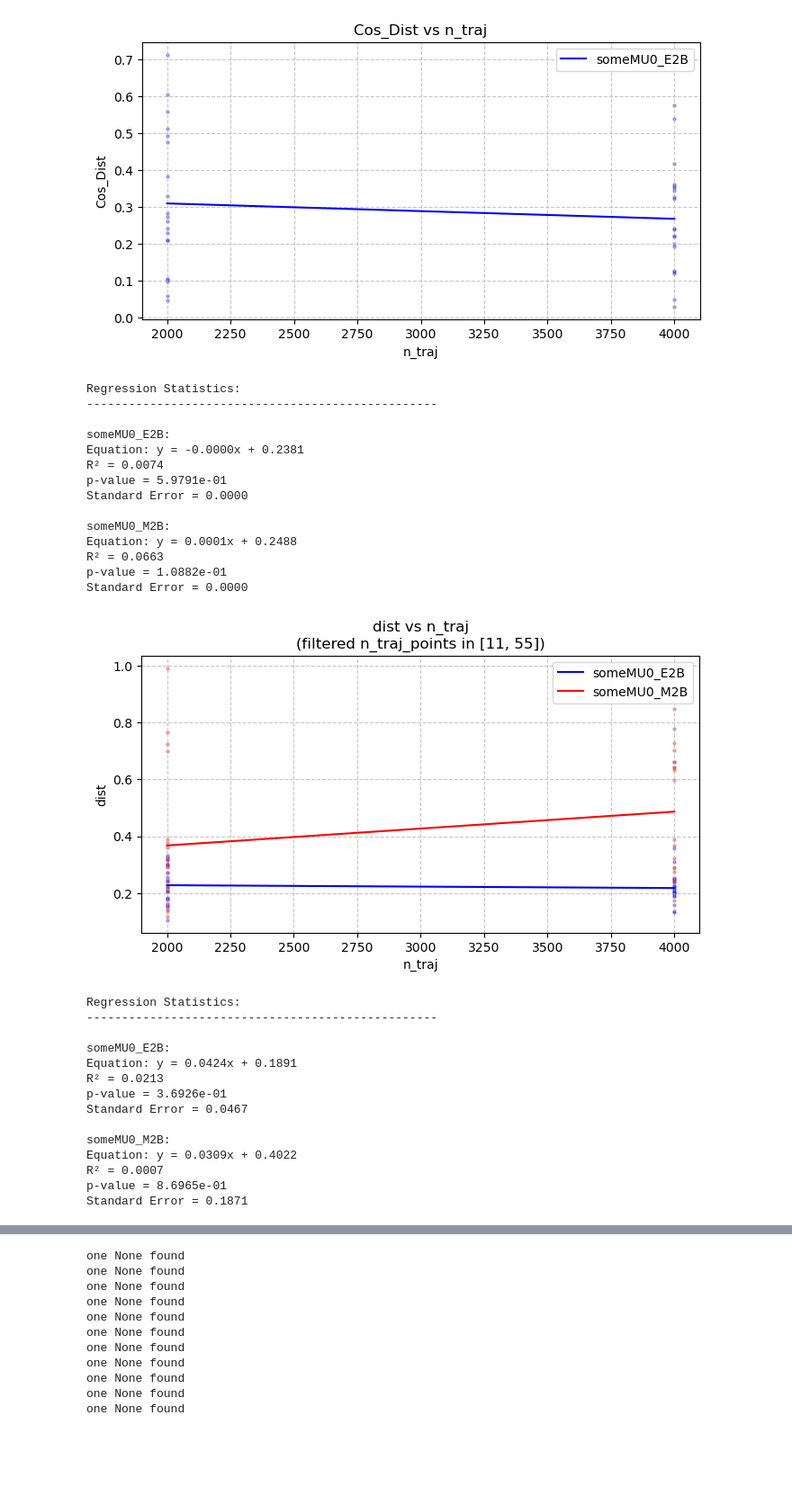
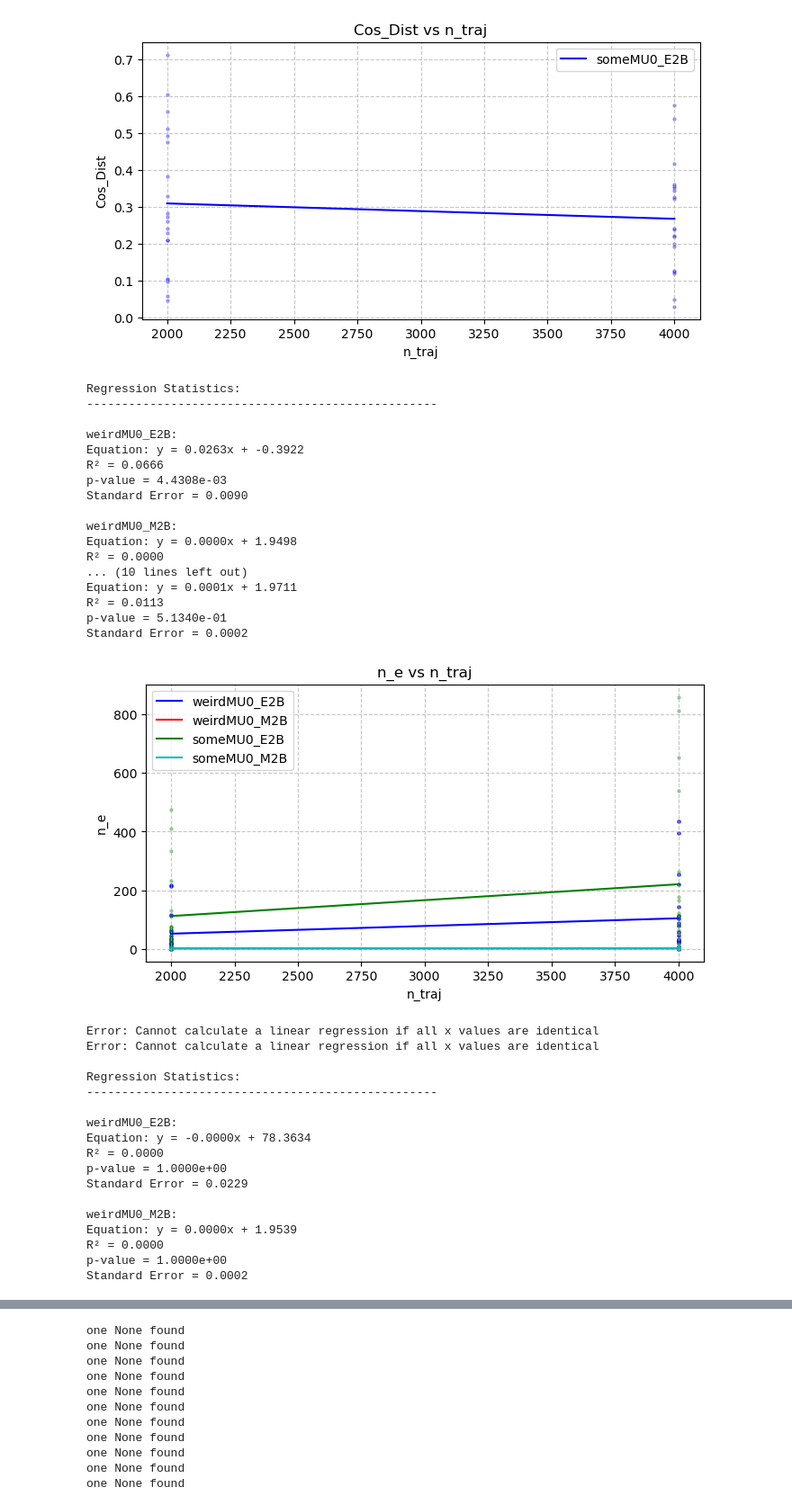
Before and after one commit to Gianmarco-Sarnelli/STL_explainability, a Jupyter notebook: Results_new.ipynb, the cells around one changed output, grey strips where cells are left out. Shown at 90% size. Saved outputs shown, nothing was run; the diff lists cells and outputs as text; code cells hidden in the pictures; blank space fills up the shorter version.

```diff
--- a/Results_new.ipynb
+++ b/Results_new.ipynb
@@ -382,44 +382,49 @@ Standard Error = 0.0000
 # %%
 #['n_psi_added', 'n_traj', 'local_std', 'n_traj_points', 'Dist', 'Cos_Dist', 'Dist_rho', 'Norm_glob', 'Norm_loc', 'Norm_imp', 'Pinv_error', 'Sum_weights', 'Sum_squared_weights', 'Elapsed_time', 'Process_mem']
 
-test_names = ["someMU0_E2B", "someMU0_M2B"]
-#test_names = ["M2B", "E2B", "B2B", "G2B", "S2B"]
-y_column = "dist"
+test_names = ["weirdMU0_E2B", "weirdMU0_M2B", "someMU0_E2B", "someMU0_M2B"]
+y_column = "n_e"
 table_name = "results"
-params = ["n_traj", "local_std", "global_std"]
+params = ["n_traj", "n_psi_added", "local_std", "global_std"]
 
-z_column = "n_traj_points"
-focus = [11, 55]
+z_column = None#"n_traj_points"
+focus = None#[11, 55]
 
 for x_column in params:
     plot_database_columns(test_names, x_column, y_column, table_name, z_column=z_column, focus=focus)
 # %% [output]
 Regression Statistics:
 --------------------------------------------------
 
-someMU0_E2B:
-Equation: y = -0.0000x + 0.2381
-R² = 0.0074
-p-value = 5.9791e-01
-Standard Error = 0.0000
+weirdMU0_E2B:
+Equation: y = 0.0263x + -0.3922
+R² = 0.0666
+p-value = 4.4308e-03
+Standard Error = 0.0090
 
-someMU0_M2B:
-Equation: y = 0.0001x + 0.2488
-R² = 0.0663
-p-value = 1.0882e-01
-Standard Error = 0.0000
+weirdMU0_M2B:
+Equation: y = 0.0000x + 1.9498
+R² = 0.0000
+... (10 lines left out)
+Equation: y = 0.0001x + 1.9711
+R² = 0.0113
+p-value = 5.1340e-01
+Standard Error = 0.0002
-[figure, old version]
+[figure, new version]
+Error: Cannot calculate a linear regression if all x values are identical
+Error: Cannot calculate a linear regression if all x values are identical
+
 Regression Statistics:
 --------------------------------------------------
 
-someMU0_E2B:
-Equation: y = 0.0424x + 0.1891
-R² = 0.0213
-p-value = 3.6926e-01
-Standard Error = 0.0467
+weirdMU0_E2B:
+Equation: y = -0.0000x + 78.3634
+R² = 0.0000
+p-value = 1.0000e+00
+Standard Error = 0.0229
 
-someMU0_M2B:
-Equation: y = 0.0309x + 0.4022
-R² = 0.0007
-p-value = 8.6965e-01
-Standard Error = 0.1871
+weirdMU0_M2B:
+Equation: y = 0.0000x + 1.9539
+R² = 0.0000
+p-value = 1.0000e+00
+Standard Error = 0.0002
```
Also changed, not shown: parts of 1 cell of this notebook, 2 other files.
